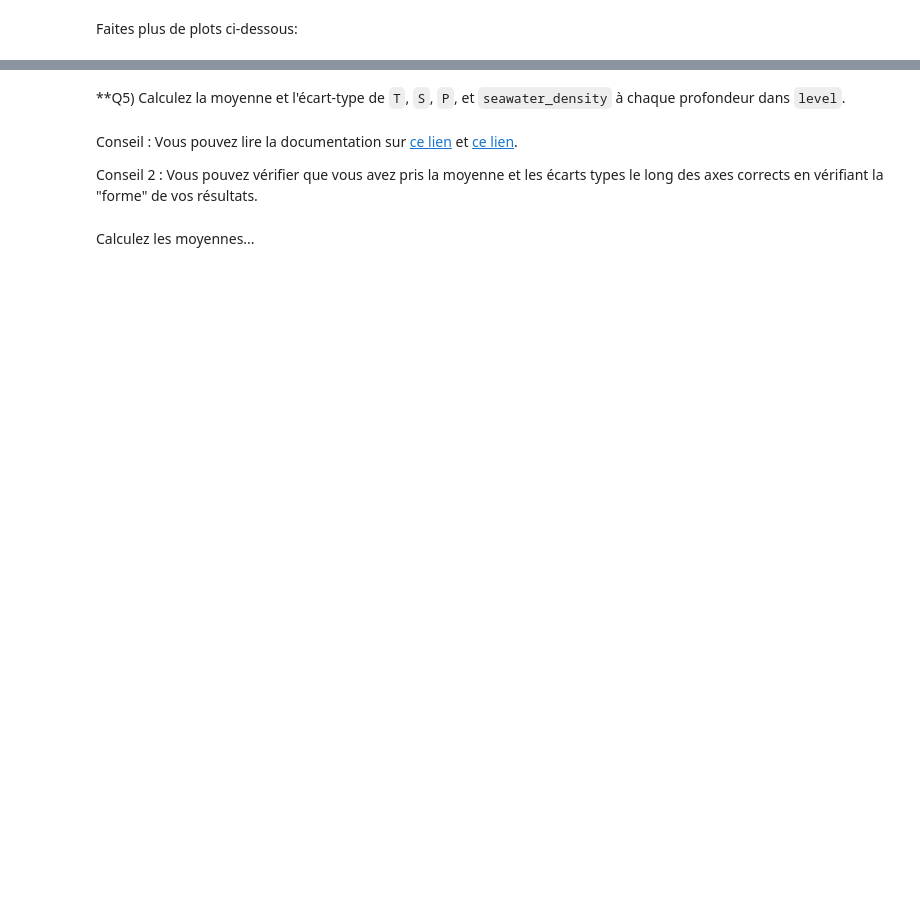
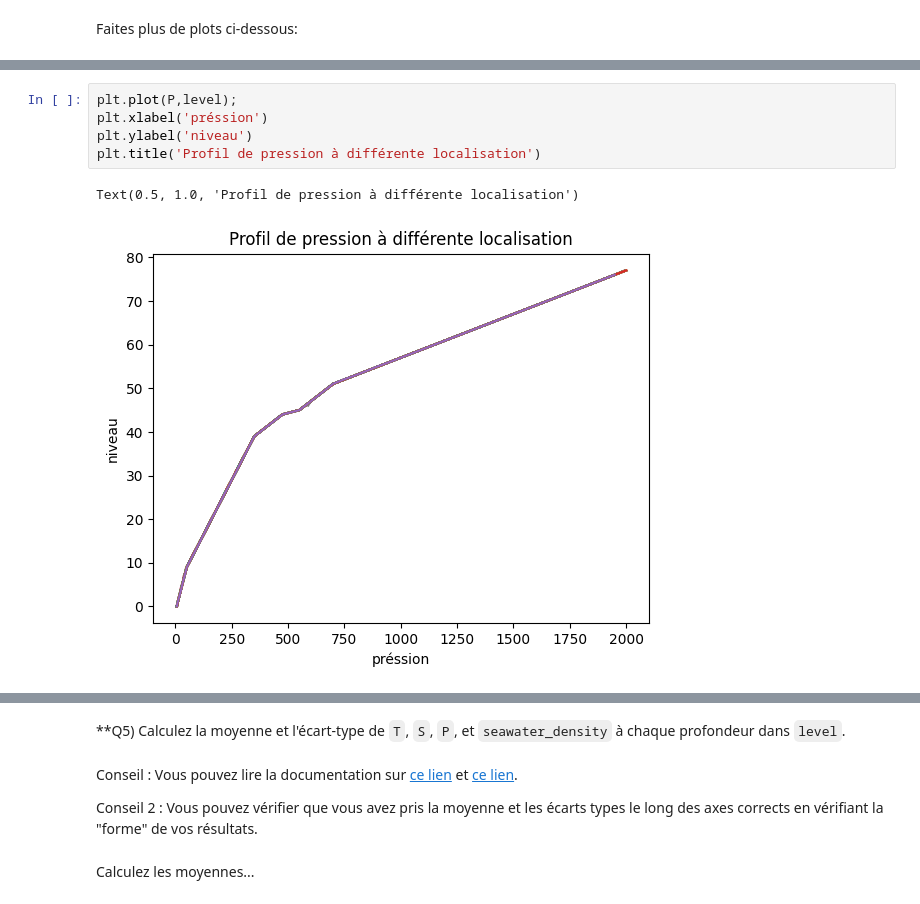
Before and after one commit to CheeseN4an/2024_Geoinformatique_I, a Jupyter notebook: Geoinformatique_I/IP/Exercices_IP/S4_IP_exercice.ipynb, the cells around one changed output, grey strips where cells are left out. Drawn from its saved outputs; the diff is of its cells as text; blank space fills up the shorter version.

```diff
--- a/Geoinformatique_I/IP/Exercices_IP/S4_IP_exercice.ipynb
+++ b/Geoinformatique_I/IP/Exercices_IP/S4_IP_exercice.ipynb
@@ -234,0 +244,8 @@ Faites plus de plots ci-dessous:
+# %%
+plt.plot(P,level);
+plt.xlabel('préssion')
+plt.ylabel('niveau')
+plt.title('Profil de pression à différente localisation')
+# %% [output]
+Text(0.5, 1.0, 'Profil de pression à différente localisation')
+[figure, added]
```
Also changed, not shown: parts of 34 cells of this notebook.
